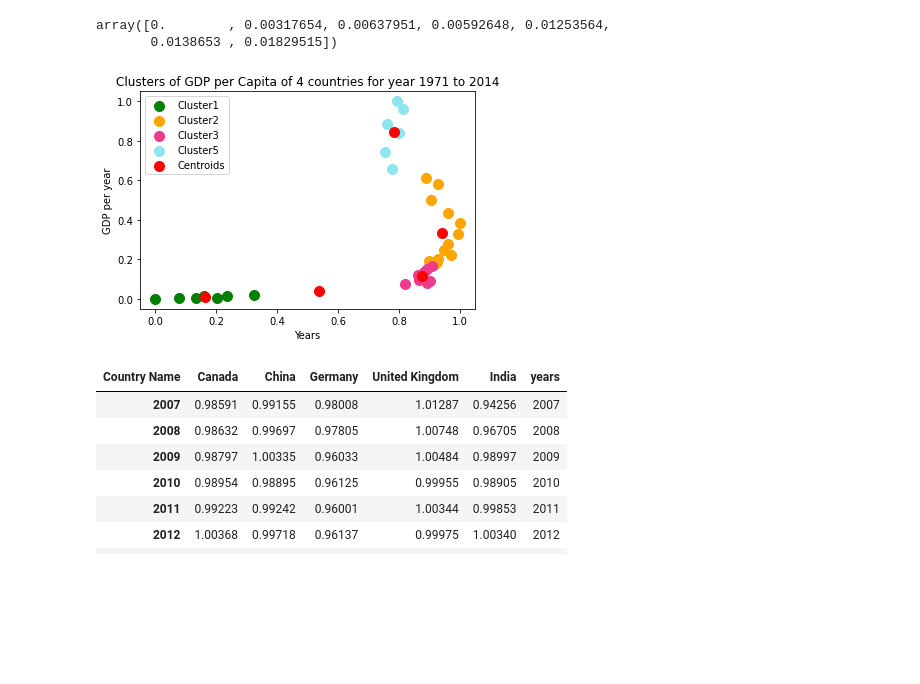
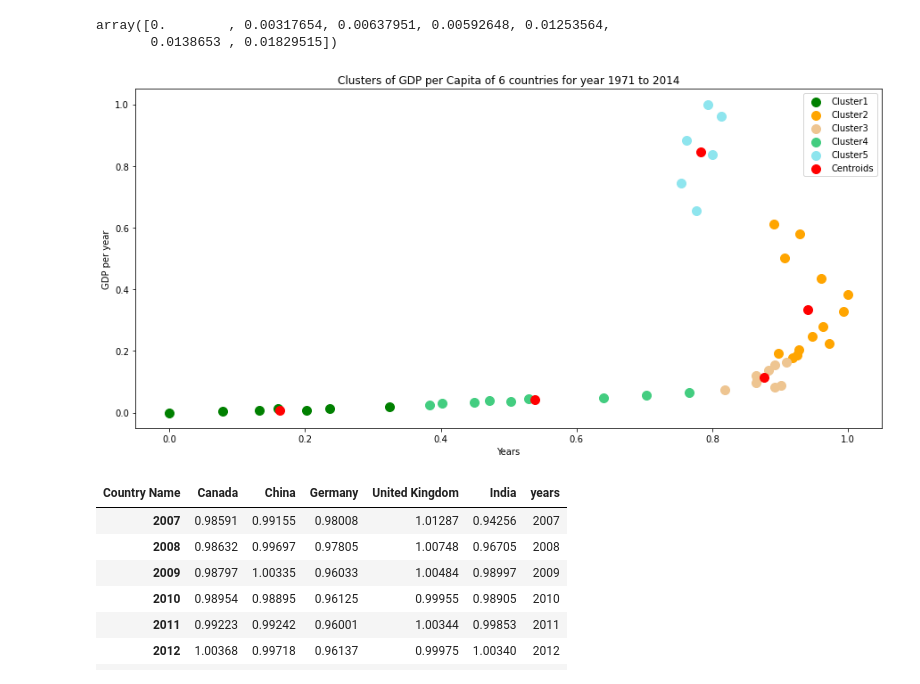
Before and after one commit to puneethegde72/Cluster-and-Fitting, a Jupyter notebook: Cluster and Fitting .ipynb, the cells around one changed output. Saved outputs shown, nothing was run; the diff lists cells and outputs as text; code cells hidden in the pictures; blank space fills up the shorter version.

```diff
--- a/Cluster and Fitting .ipynb
+++ b/Cluster and Fitting .ipynb
@@ -205,28 +206,28 @@ normalized_df.values[y_kmeans == 0, 1]
 array([0.        , 0.00317654, 0.00637951, 0.00592648, 0.01253564,
        0.0138653 , 0.01829515])
 # %%
-plt.figure()
+plt.figure(figsize=(15,7))
 #Ploting cluster 1
 plt.scatter(normalized_df.values[lables == 0, 0], normalized_df.values[lables == 0, 1], s = 100, c = 'green', label = 'Cluster1')
 #Ploting cluster 2
 plt.scatter(normalized_df.values[lables == 1, 0], normalized_df.values[lables == 1, 1], s = 100, c = 'orange', label = 'Cluster2')
 #Ploting cluster 3
-plt.scatter(normalized_df.values[lables == 2, 0], normalized_df.values[lables == 2, 1], s = 100, c = '#EE3A8C', label = 'Cluster3')
+plt.scatter(normalized_df.values[lables == 2, 0], normalized_df.values[lables == 2, 1], s = 100, c = '#EEC591', label = 'Cluster3')
 #Ploting cluster 4
-#lt.scatter(normalized_df.values[lables == 3, 0], normalized_df.values[lables == 3, 1], s = 100, c = '#43CD80', label = 'Cluster4')
+plt.scatter(normalized_df.values[lables == 3, 0], normalized_df.values[lables == 3, 1], s = 100, c = '#43CD80', label = 'Cluster4')
 #Ploting cluster 5
 plt.scatter(normalized_df.values[lables == 4, 0], normalized_df.values[lables == 4, 1], s = 100, c = '#8EE5EE', label = 'Cluster5')
 #Ploting centroids of the clusters
 plt.scatter(kmeans.cluster_centers_[:, 0], kmeans.cluster_centers_[:, 1], s=100, c='red', label = 'Centroids')
 
 plt.legend()
 # Title of the  plot
-plt.title('Clusters of GDP per Capita of 4 countries for year 1971 to 2014')
+plt.title('Clusters of GDP per Capita of 6 countries for year 1971 to 2014')
 plt.xlabel('Years')
 plt.ylabel('GDP per year')
 plt.show()
 # %% [output]
-[figure, old version]
+[figure, new version]
 # %%
 '''calling dataFrame functions for all the dataframe which will be used for visualization'''
 countries = [35,40,55,81,109]
```
Also changed, not shown: parts of 7 cells of this notebook.
